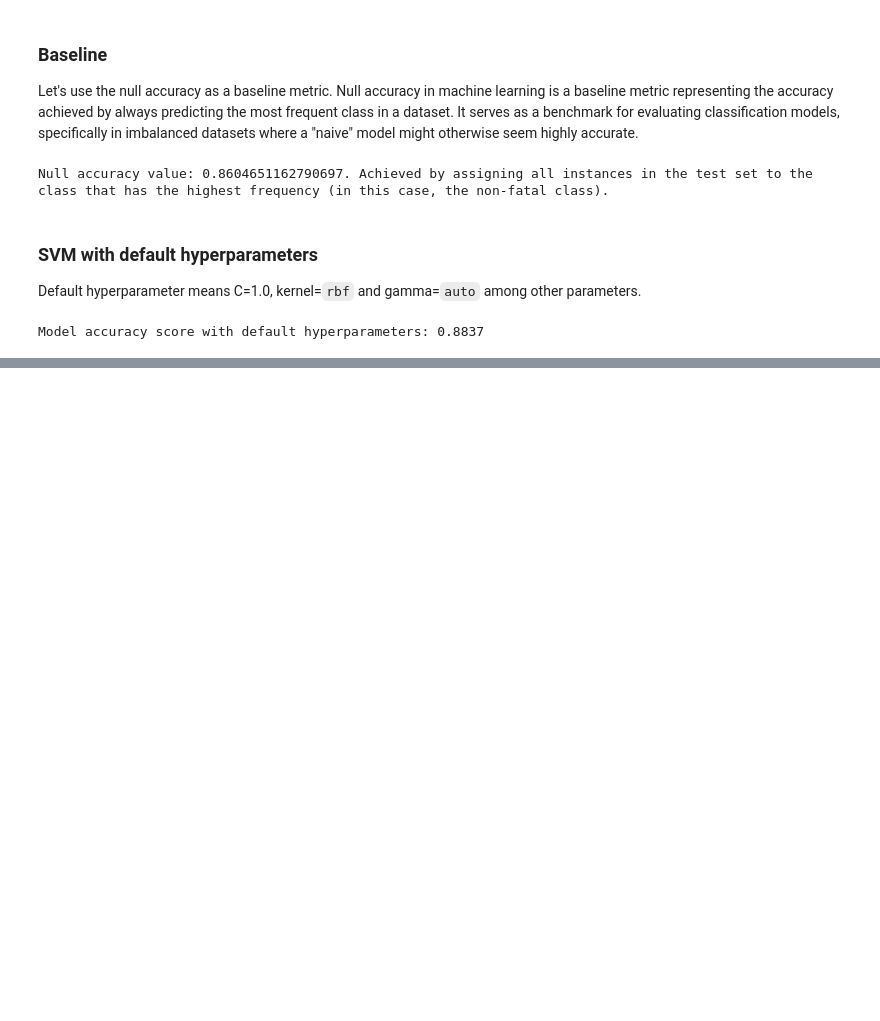
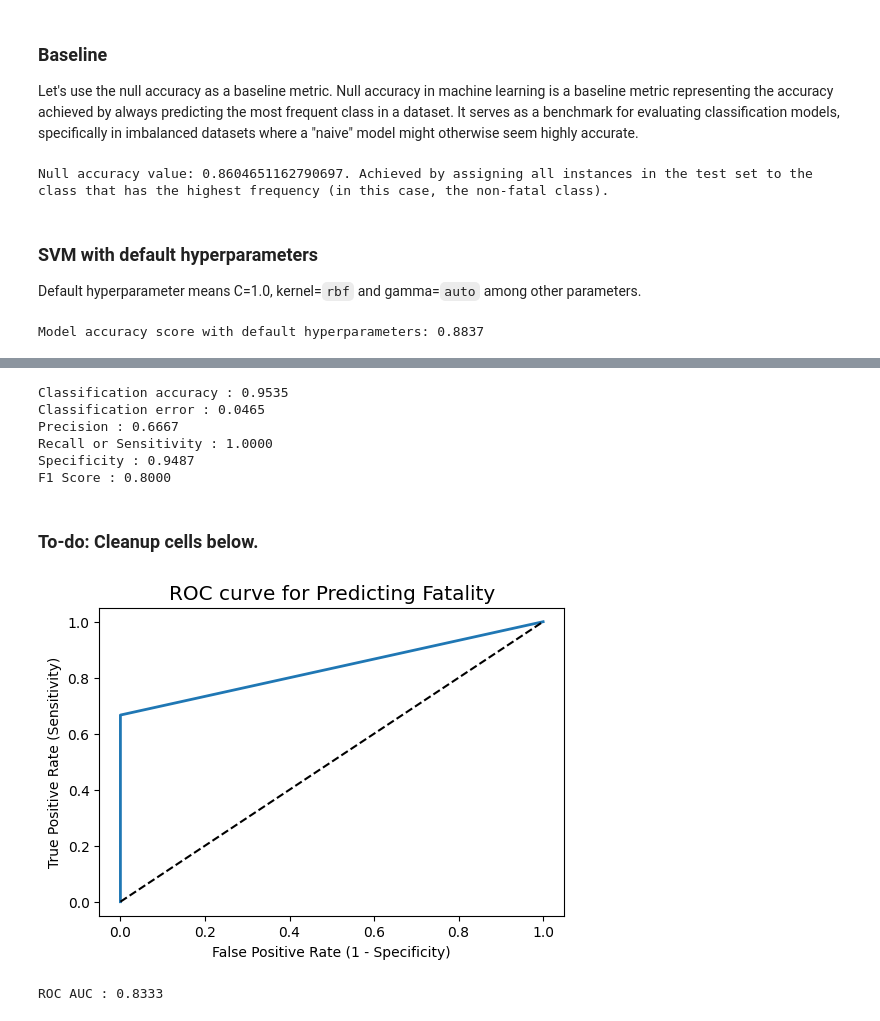
Before and after one commit to michael-vella/ics5110-assignment, a Jupyter notebook: notebooks/individual/michael_vella/svm_implementation.ipynb, the cells around one changed output, grey strips where cells are left out. Saved outputs shown, nothing was run; the diff lists cells and outputs as text; code cells hidden in the pictures; blank space fills up the shorter version.

```diff
--- a/notebooks/individual/michael_vella/svm_implementation.ipynb
+++ b/notebooks/individual/michael_vella/svm_implementation.ipynb
@@ -1253,0 +1331,53 @@ to-do
+# %%
+classification_accuracy = (TP + TN) / float(TP + TN + FP + FN)
+classification_error = (FP + FN) / float(TP + TN + FP + FN)
+precision = TP / float(TP + FP)
+recall = TP / float(TP + FN)
+specificity = TN / (TN + FP)
+f1_score = (2 * precision * recall) / (precision + recall)
+
+print('Classification accuracy : {0:0.4f}'.format(classification_accuracy))
+print('Classification error : {0:0.4f}'.format(classification_error))
+print('Precision : {0:0.4f}'.format(precision))
+print('Recall or Sensitivity : {0:0.4f}'.format(recall))
+print('Specificity : {0:0.4f}'.format(specificity))
+print('F1 Score : {0:0.4f}'.format(f1_score))
+# %% [output]
+Classification accuracy : 0.9535
+Classification error : 0.0465
+Precision : 0.6667
+Recall or Sensitivity : 1.0000
+Specificity : 0.9487
+F1 Score : 0.8000
+# %% [markdown]
+### To-do: Cleanup cells below.
+# %%
+from sklearn.metrics import roc_curve
+
+fpr, tpr, thresholds = roc_curve(y_test, y_pred)
+
+plt.figure(figsize=(6,4))
+
+plt.plot(fpr, tpr, linewidth=2)
+
+plt.plot([0,1], [0,1], 'k--' )
+
+plt.rcParams['font.size'] = 12
+
+plt.title('ROC curve for Predicting Fatality')
+
+plt.xlabel('False Positive Rate (1 - Specificity)')
+
+plt.ylabel('True Positive Rate (Sensitivity)')
+
+plt.show()
+# %% [output]
+[figure, added]
+# %%
+from sklearn.metrics import roc_auc_score
+
+ROC_AUC = roc_auc_score(y_test, y_pred)
+
+print('ROC AUC : {:.4f}'.format(ROC_AUC))
+# %% [output]
+ROC AUC : 0.8333
```
Also changed, not shown: parts of 10 cells of this notebook.
